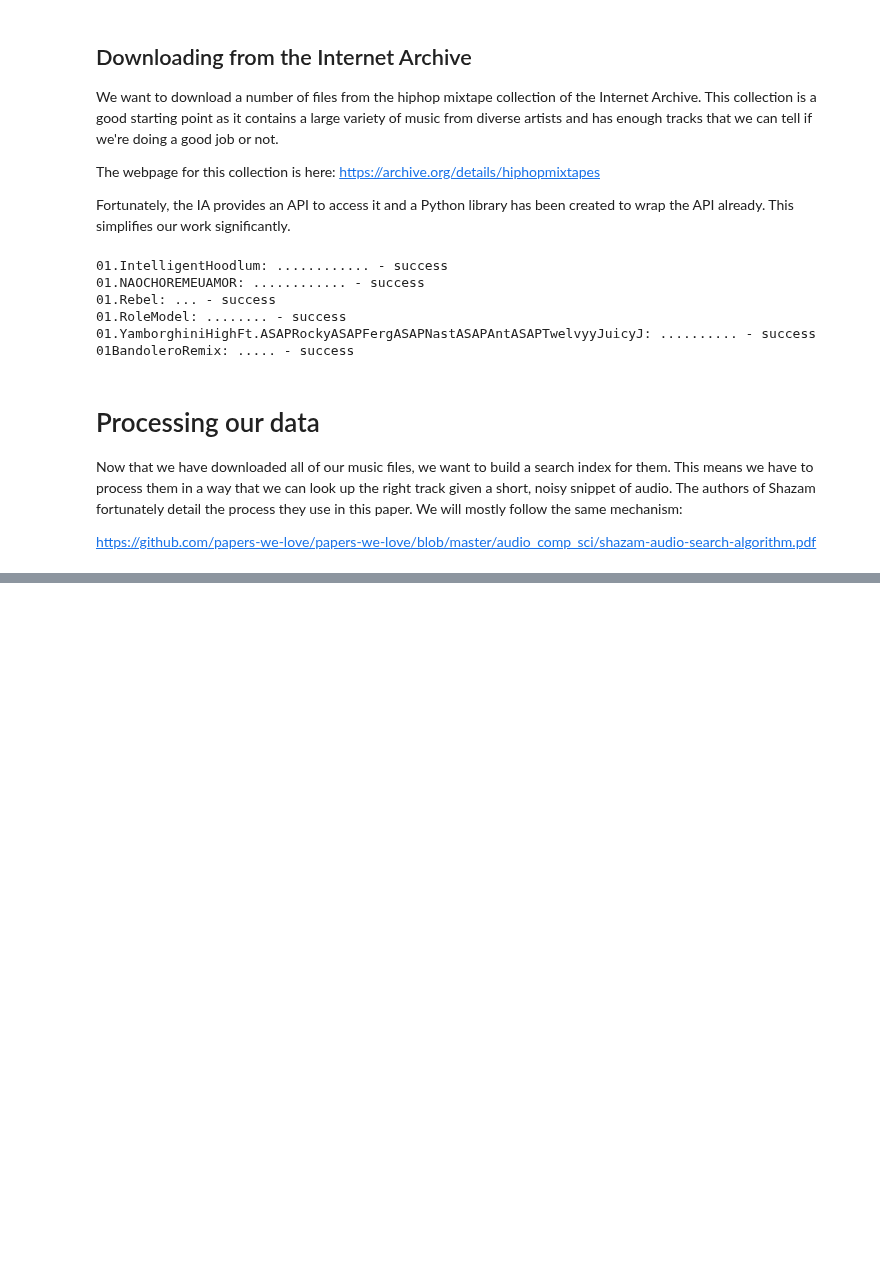
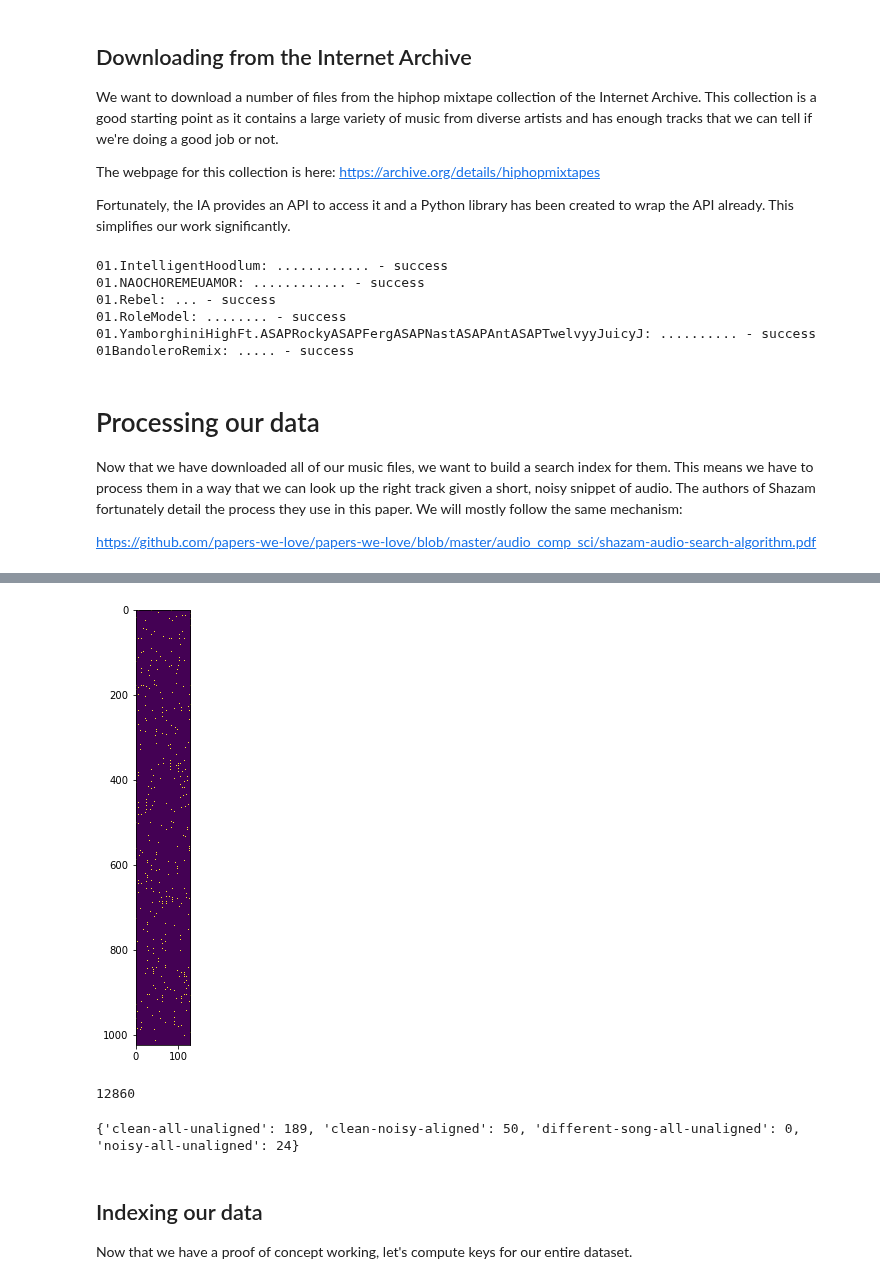
Before and after one commit to DOsinga/deep_learning_cookbook, a Jupyter notebook: 5.1 Shazam Clone.ipynb, the cells around one changed output, grey strips where cells are left out. Cells and saved outputs as stored; diff of their text form; code cells hidden in the pictures; blank space fills up the shorter version.

```diff
--- a/5.1 Shazam Clone.ipynb
+++ b/5.1 Shazam Clone.ipynb
@@ -116,0 +174,4 @@ inverted.shape, play(inverted)
+# %%
+plot_peaks(noisy_peaks)
+# %% [output]
+[figure, added]
@@ -117 +204,18 @@ inverted.shape, play(inverted)
+# %%
+len(all_keys)
+# %% [output]
+12860
+# %%
+{
+    'clean-noisy-aligned': len(set(clean_keys).intersection(set(noisy_keys))),
+    'clean-all-unaligned': len(set(clean_keys).intersection(set(all_keys))),
+    'noisy-all-unaligned': len(set(noisy_keys).intersection(set(all_keys))),
+    'different-song-all-unaligned': len(set())
+}
+# %% [output]
+{'clean-all-unaligned': 189, 'clean-noisy-aligned': 50, 'different-song-all-unaligned': 0, 'noisy-all-unaligned': 24}
+# %% [markdown]
+## Indexing our data
+
+Now that we have a proof of concept working, let's compute keys for our entire dataset.
 # %%
```
Also changed, not shown: parts of 27 cells of this notebook, 2 other files.
